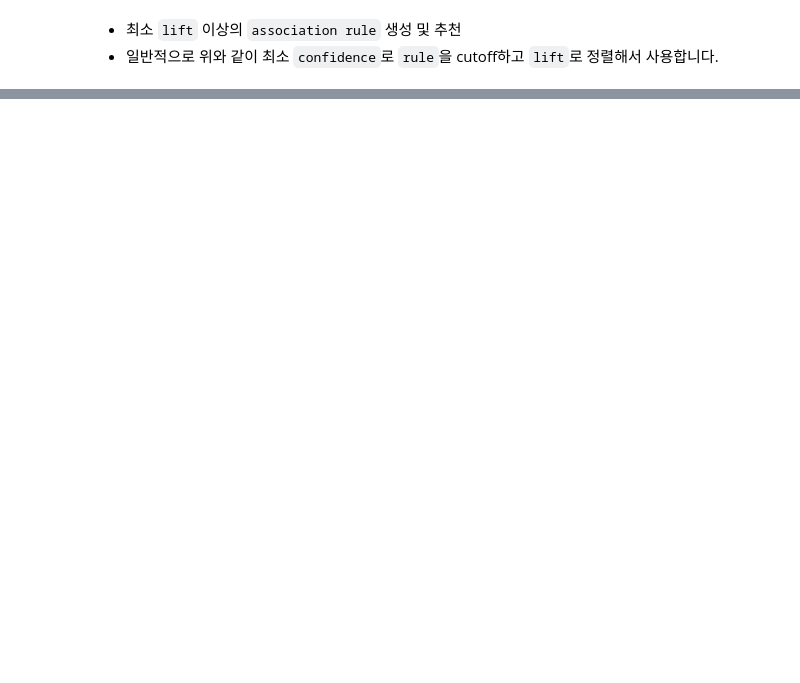
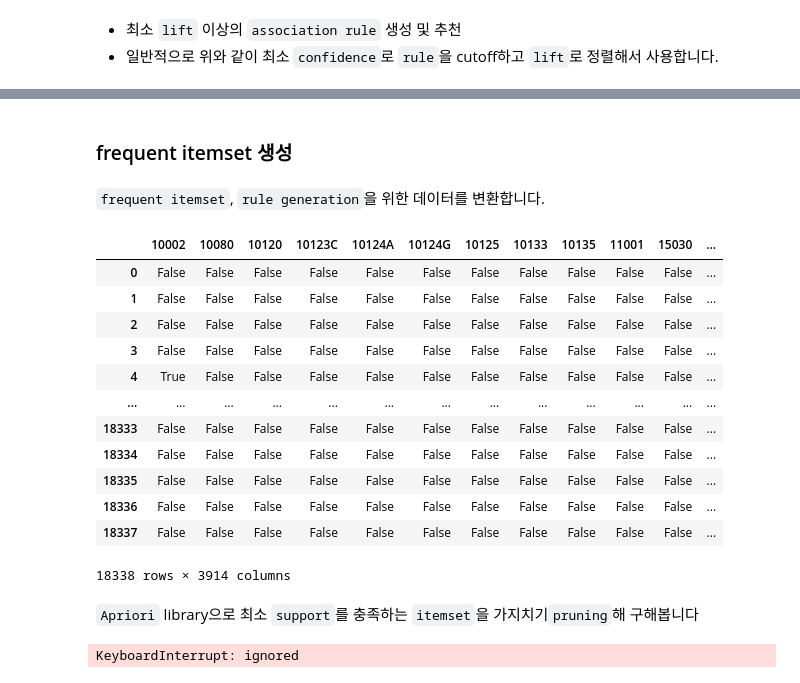
Before and after one commit to pray92/recommendation_system, a Jupyter notebook: recommendation_system_week_1st_practice.ipynb, the cells around one changed output, grey strips where cells are left out. Saved outputs shown, nothing was run; the diff lists cells and outputs as text; code cells hidden in the pictures; blank space fills up the shorter version.

```diff
--- a/recommendation_system_week_1st_practice.ipynb
+++ b/recommendation_system_week_1st_practice.ipynb
@@ -912,0 +1027,6 @@ result[(result['antecedents'] == frozenset(['Beer']))].sort_values(by='lift', as
+# %%
+transaction_df = pd.DataFrame({
+    'items' : retail_df.groupby(['InvoiceNo'])['StockCode'].apply(set),
+    'item_length' : retail_df.groupby(['InvoiceNo'])['StockCode'].nunique()
+}).reset_index()
+transaction_df
@@ -912,0 +1065,42 @@ result[(result['antecedents'] == frozenset(['Beer']))].sort_values(by='lift', as
+# %% [markdown]
+### frequent itemset 생성
+# %% [markdown]
+`frequent itemset`, `rule generation`을 위한 데이터를 변환합니다.
+# %%
+from mlxtend.preprocessing import TransactionEncoder
+
+dataset = []
+
+# 2개 이상의 item으로 이뤄진 itemset만 사용
+for index, row in transaction_df[transaction_df.item_length > 1].reset_index().iterrows():
+    dataset.append(list(row['items']))
+
+te = TransactionEncoder()
+te_ary = te.fit(dataset).transform(dataset)
+df = pd.DataFrame(te_ary, columns=te.columns_)
+df
+# %% [output]
+|  | 10002 | 10080 | 10120 | 10123C | 10124A | 10124G | 10125 | 10133 | 10135 | 11001 | 15030 | ... |
+| 0 | False | False | False | False | False | False | False | False | False | False | False | ... |
+| 1 | False | False | False | False | False | False | False | False | False | False | False | ... |
+| 2 | False | False | False | False | False | False | False | False | False | False | False | ... |
+| 3 | False | False | False | False | False | False | False | False | False | False | False | ... |
+| 4 | True | False | False | False | False | False | False | False | False | False | False | ... |
+| ... | ... | ... | ... | ... | ... | ... | ... | ... | ... | ... | ... | ... |
+| 18333 | False | False | False | False | False | False | False | False | False | False | False | ... |
+| 18334 | False | False | False | False | False | False | False | False | False | False | False | ... |
+| 18335 | False | False | False | False | False | False | False | False | False | False | False | ... |
+| 18336 | False | False | False | False | False | False | False | False | False | False | False | ... |
+| 18337 | False | False | False | False | False | False | False | False | False | False | False | ... |
+18338 rows × 3914 columns
+# %% [markdown]
+`Apriori` library으로 최소 `support`를 충족하는 `itemset`을 가지치기`pruning`해 구해봅니다
+# %%
+%%time
+
+min_support = 0.01
+
+frequent_itemsets = apriori(df, min_support=min_support, use_colnames=True)
+# frequent_itemsets = fpgrowth(df, min_support=min_support, use_colnames=True)
+# %% [output]
+KeyboardInterrupt: ignored
```
Also changed, not shown: parts of 101 cells of this notebook, 1 other file.
